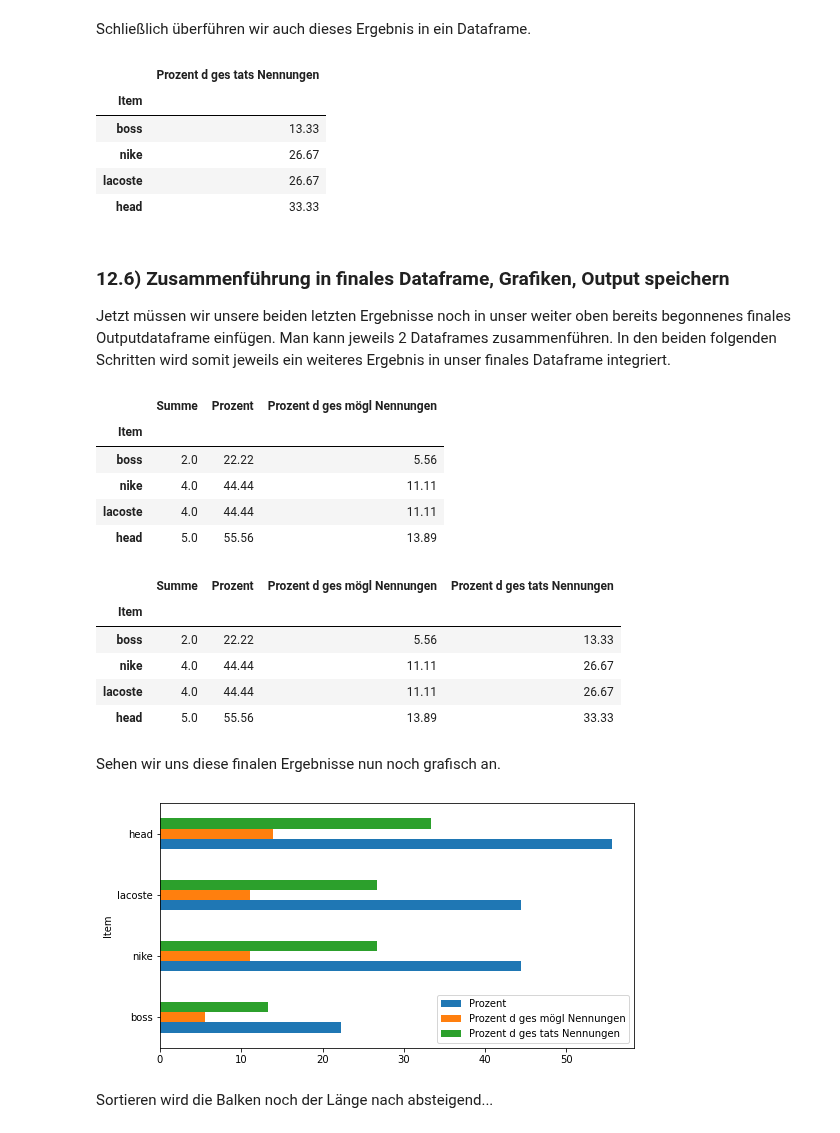
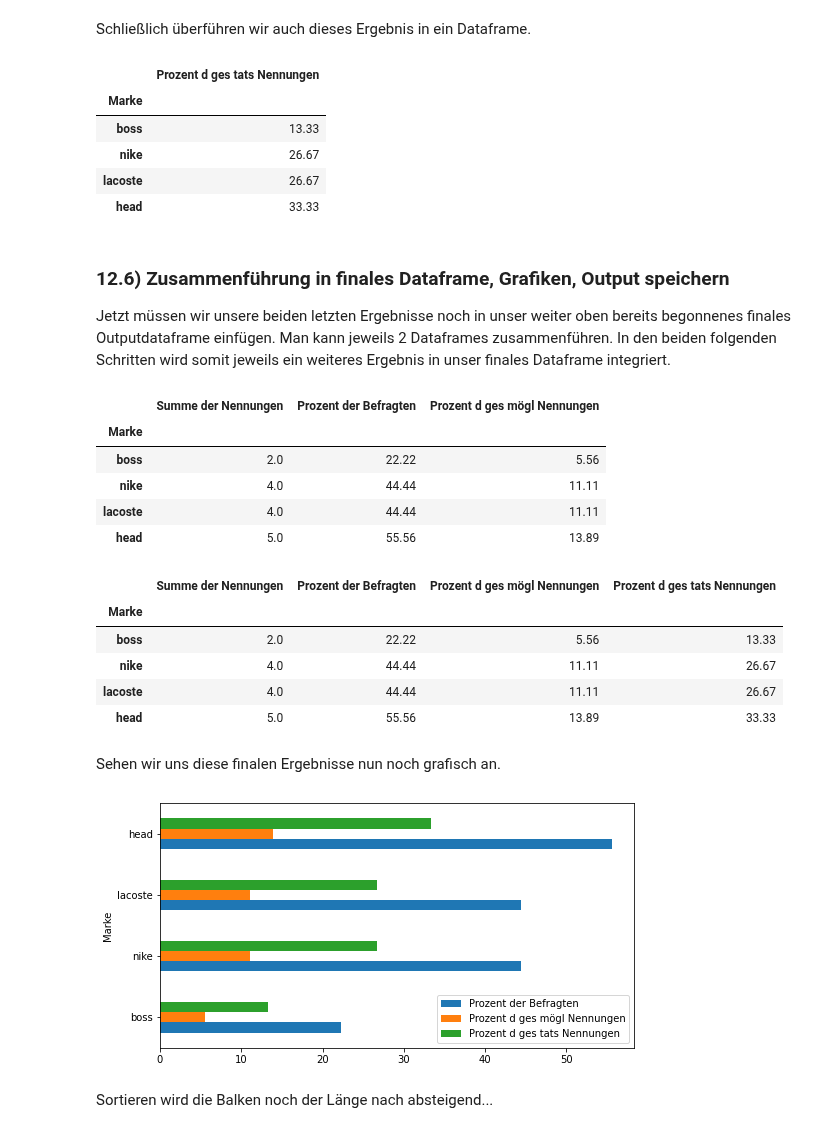
Before and after one commit to manfred2020/DA_mit_Python, a Jupyter notebook: Kapitel 12/12_Mehrfachantwortensets.ipynb, the cells around one changed output. Saved outputs shown, nothing was run; the diff lists cells and outputs as text; code cells hidden in the pictures.

```diff
--- a/Kapitel 12/12_Mehrfachantwortensets.ipynb
+++ b/Kapitel 12/12_Mehrfachantwortensets.ipynb
@@ -173,7 +173,7 @@ Schließlich wird diese Ergebnis noch in ein Dataframe umgewandelt.
 # %%
 p2 = pd.DataFrame(prozent2, columns = ['Prozent d ges mögl Nennungen'])
 
-p2.index.name = 'Item'
+p2.index.name = 'Marke'
 
 p2
 # %% [output]
@@ -215,12 +215,12 @@ Schließlich überführen wir auch dieses Ergebnis in ein Dataframe.
 # %%
 p3 = pd.DataFrame(prozent3, columns = ["Prozent d ges tats Nennungen"])
 
-p3.index.name = "Item"
+p3.index.name = "Marke"
 
 p3
 # %% [output]
 |  | Prozent d ges tats Nennungen |
-| Item |  |
+| Marke |  |
 | boss | 13.33 |
 | nike | 26.67 |
 | lacoste | 26.67 |
@@ -230,23 +230,23 @@ p3
 
 Jetzt müssen wir unsere beiden letzten Ergebnisse noch in unser weiter oben bereits begonnenes finales Outputdataframe einfügen. Man kann jeweils 2 Dataframes zusammenführen. In den beiden folgenden Schritten wird somit jeweils ein weiteres Ergebnis in unser finales Dataframe integriert.
 # %%
-set2 = pd.merge(set1, p2, how = 'outer', on = 'Item')
+set2 = pd.merge(set1, p2, how = 'outer', on = 'Marke')
 
 set2
 # %% [output]
-|  | Summe | Prozent | Prozent d ges mögl Nennungen |
-| Item |  |  |  |
+|  | Summe der Nennungen | Prozent der Befragten | Prozent d ges mögl Nennungen |
+| Marke |  |  |  |
 | boss | 2.0 | 22.22 | 5.56 |
 | nike | 4.0 | 44.44 | 11.11 |
 | lacoste | 4.0 | 44.44 | 11.11 |
 | head | 5.0 | 55.56 | 13.89 |
 # %%
-set3 = pd.merge(set2, p3, how = 'outer', on = 'Item')
+set3 = pd.merge(set2, p3, how = 'outer', on = 'Marke')
 
 set3
 # %% [output]
-|  | Summe | Prozent | Prozent d ges mögl Nennungen | Prozent d ges tats Nennungen |
-| Item |  |  |  |  |
+|  | Summe der Nennungen | Prozent der Befragten | Prozent d ges mögl Nennungen | Prozent d ges tats Nennungen |
+| Marke |  |  |  |  |
 | boss | 2.0 | 22.22 | 5.56 | 13.33 |
 | nike | 4.0 | 44.44 | 11.11 | 26.67 |
 | lacoste | 4.0 | 44.44 | 11.11 | 26.67 |
@@ -254,13 +254,13 @@ set3
 # %% [markdown]
 Sehen wir uns diese finalen Ergebnisse nun noch grafisch an.
 # %%
-ax = set3[['Prozent', 'Prozent d ges mögl Nennungen',
+ax = set3[['Prozent der Befragten', 'Prozent d ges mögl Nennungen',
            'Prozent d ges tats Nennungen']].plot.barh(figsize = (8.5,4.5))
 
 # 'ax = set3.plot.barh(figsize = (8.5,4.5))' um alles (also alle 4 Balken pro Marke) zu visualisieren;
 # dies macht aber nicht viel Sinn, da Prozentwerte und absolute Häufigkeiten vermischt würden.
 # %% [output]
-[figure, old version]
+[figure, new version]
 # %% [markdown]
 Sortieren wird die Balken noch der Länge nach absteigend...
 # %%
```
Also changed, not shown: parts of 18 cells of this notebook, 1 other file.
